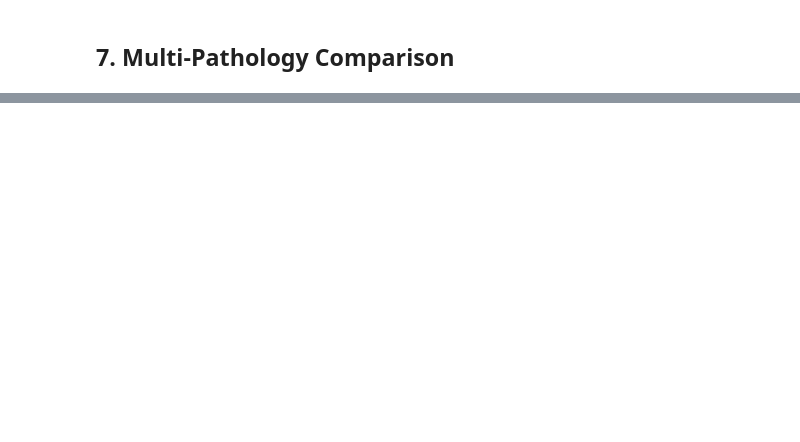
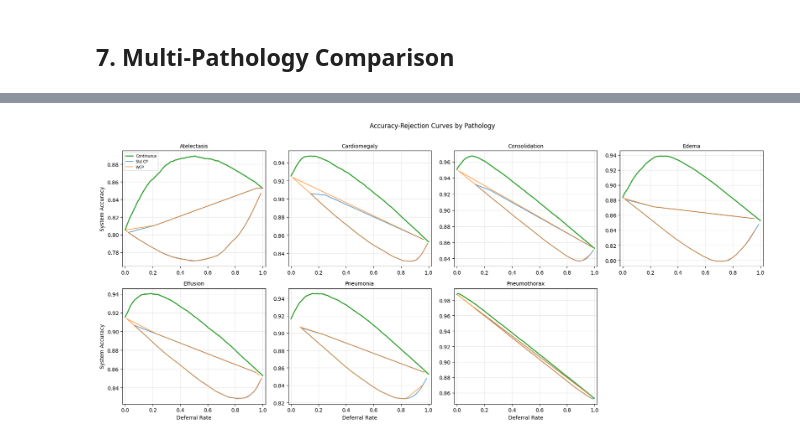
Before and after one commit to chihuangliu/wcp-l2d, a Jupyter notebook: notebooks/continuous_deferral.ipynb, the cells around one changed output, grey strips where cells are left out. Saved outputs shown, nothing was run; the diff lists cells and outputs as text; code cells hidden in the pictures; blank space fills up the shorter version.

```diff
--- a/notebooks/continuous_deferral.ipynb
+++ b/notebooks/continuous_deferral.ipynb
@@ -574,27 +708,45 @@ plt.show()
 # %%
 # Full ARC comparison for all pathologies (using cached data from cell above)
 fig, axes = plt.subplots(2, 4, figsize=(18, 8))
 axes = axes.flatten()
 
 for idx, pathology in enumerate(COMMON_PATHOLOGIES):
     arcs = multi_arcs[pathology]
     ax = axes[idx]
-    ax.plot(arcs["dr_c"], arcs["sa_c"], color="#2ca02c", linewidth=2, label="Continuous")
-    ax.plot(arcs["dr_std"], arcs["sa_std"], color="#1f77b4", linewidth=1.5, alpha=0.7, label="Std CP")
-    ax.plot(arcs["dr_w"], arcs["sa_w"], color="#ff7f0e", linewidth=1.5, alpha=0.7, label="WCP")
+    ax.plot(
+        arcs["dr_c"], arcs["sa_c"], color="#2ca02c", linewidth=2, label="Continuous"
+    )
+    ax.plot(
+        arcs["dr_std"],
+        arcs["sa_std"],
+        color="#1f77b4",
+        linewidth=1.5,
+        alpha=0.7,
+        label="Std CP",
+    )
+    ax.plot(
+        arcs["dr_w"],
+        arcs["sa_w"],
+        color="#ff7f0e",
+        linewidth=1.5,
+        alpha=0.7,
+        label="WCP",
+    )
     ax.set_title(pathology, fontsize=10)
     ax.set_xlim(-0.02, 1.02)
     ax.grid(True, alpha=0.3)
     if idx == 0:
         ax.legend(fontsize=7)
     if idx >= 4:
         ax.set_xlabel("Deferral Rate")
     if idx % 4 == 0:
         ax.set_ylabel("System Accuracy")
 
 # Hide unused subplot
 axes[7].set_visible(False)
 
 fig.suptitle("Accuracy-Rejection Curves by Pathology", fontsize=12, y=1.01)
 plt.tight_layout()
 plt.show()
+# %% [output]
+[figure, added]
```
Also changed, not shown: parts of 10 cells of this notebook, 17 other files.
